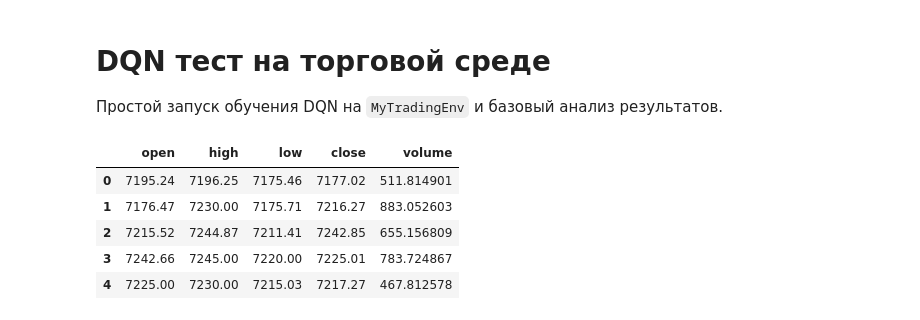
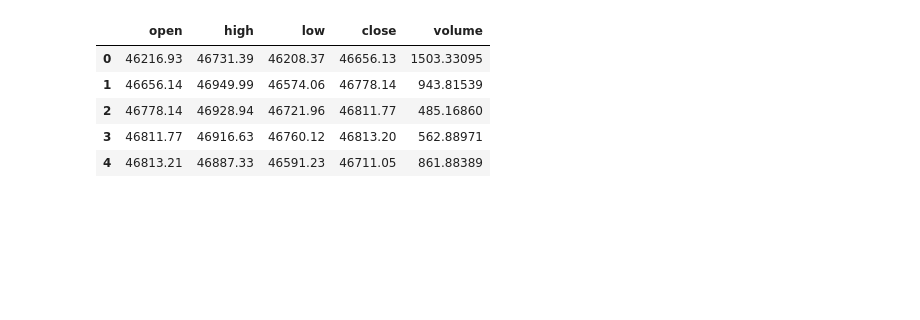
Before and after one commit to twisted1g/DeepRLTradingResearch, a Jupyter notebook: notebooks/dqn_test.ipynb, the cells around one changed output. Saved outputs shown, nothing was run; the diff lists cells and outputs as text; code cells hidden in the pictures; blank space fills up the shorter version.

```diff
--- a/notebooks/dqn_test.ipynb
+++ b/notebooks/dqn_test.ipynb
@@ -1,5 +1 @@
-# %% [markdown]
-# DQN тест на торговой среде
-
-Простой запуск обучения DQN на `MyTradingEnv` и базовый анализ результатов.
 # %%
@@ -19,12 +17,11 @@ from agents.train_dqn import train_dqn, DQNConfig
 # %%
-df_train = pd.read_csv('../data/raw/binance_BTCUSDT_1h_2020.csv')
-df_test = pd.read_csv('../data/raw/binance_BTCUSDT_1h_2021.csv')
+df_test = pd.read_csv('../data/raw/binance_BTCUSDT_1h_2022.csv')
 
-df_train.head()
+df_test.head()
 # %% [output]
 |  | open | high | low | close | volume |
-| 0 | 7195.24 | 7196.25 | 7175.46 | 7177.02 | 511.814901 |
-| 1 | 7176.47 | 7230.00 | 7175.71 | 7216.27 | 883.052603 |
-| 2 | 7215.52 | 7244.87 | 7211.41 | 7242.85 | 655.156809 |
-| 3 | 7242.66 | 7245.00 | 7220.00 | 7225.01 | 783.724867 |
-| 4 | 7225.00 | 7230.00 | 7215.03 | 7217.27 | 467.812578 |
+| 0 | 46216.93 | 46731.39 | 46208.37 | 46656.13 | 1503.33095 |
+| 1 | 46656.14 | 46949.99 | 46574.06 | 46778.14 | 943.81539 |
+| 2 | 46778.14 | 46928.94 | 46721.96 | 46811.77 | 485.16860 |
+| 3 | 46811.77 | 46916.63 | 46760.12 | 46813.20 | 562.88971 |
+| 4 | 46813.21 | 46887.33 | 46591.23 | 46711.05 | 861.88389 |
```
Also changed, not shown: parts of 8 cells of this notebook, 10 other files.
